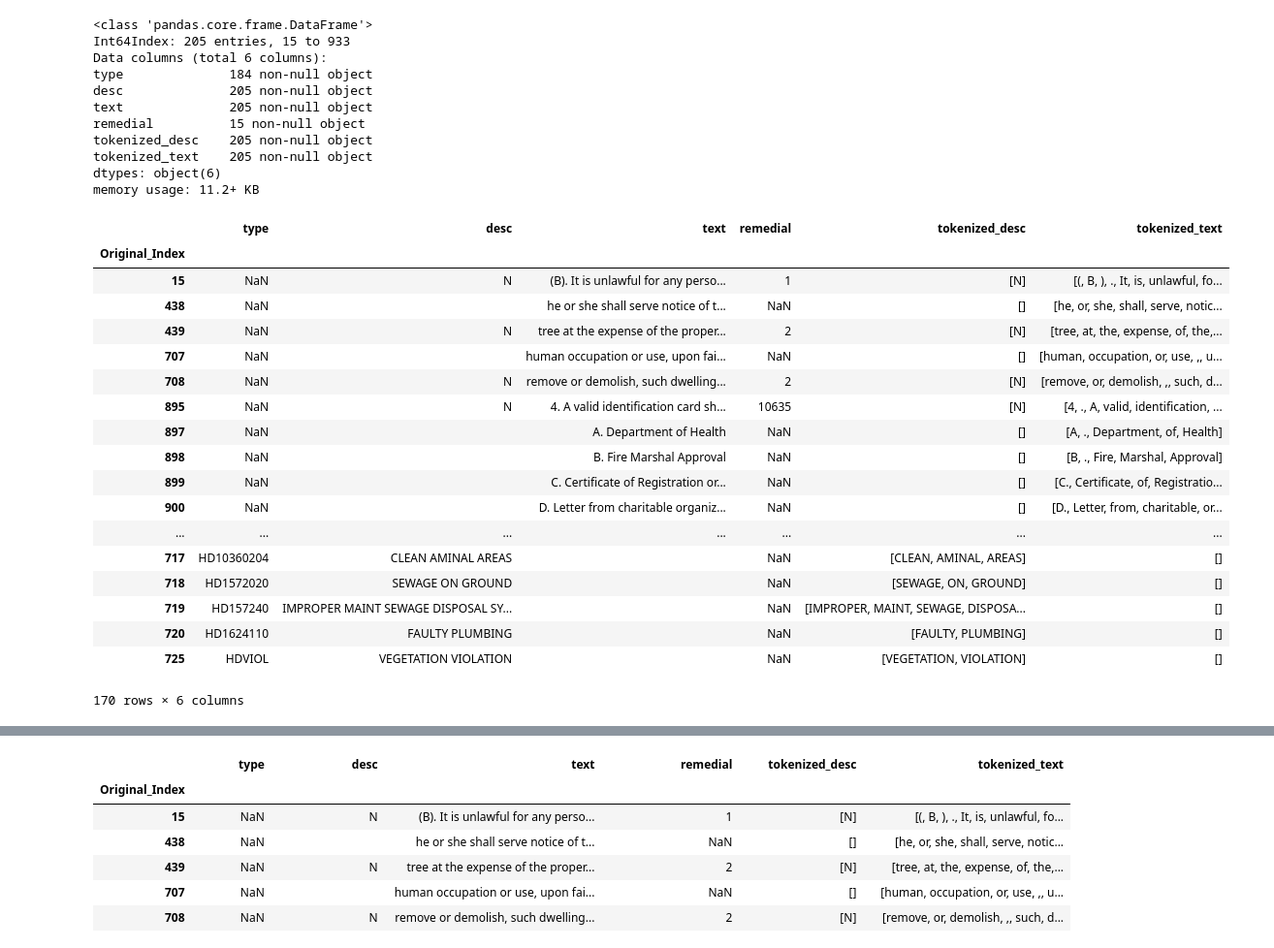
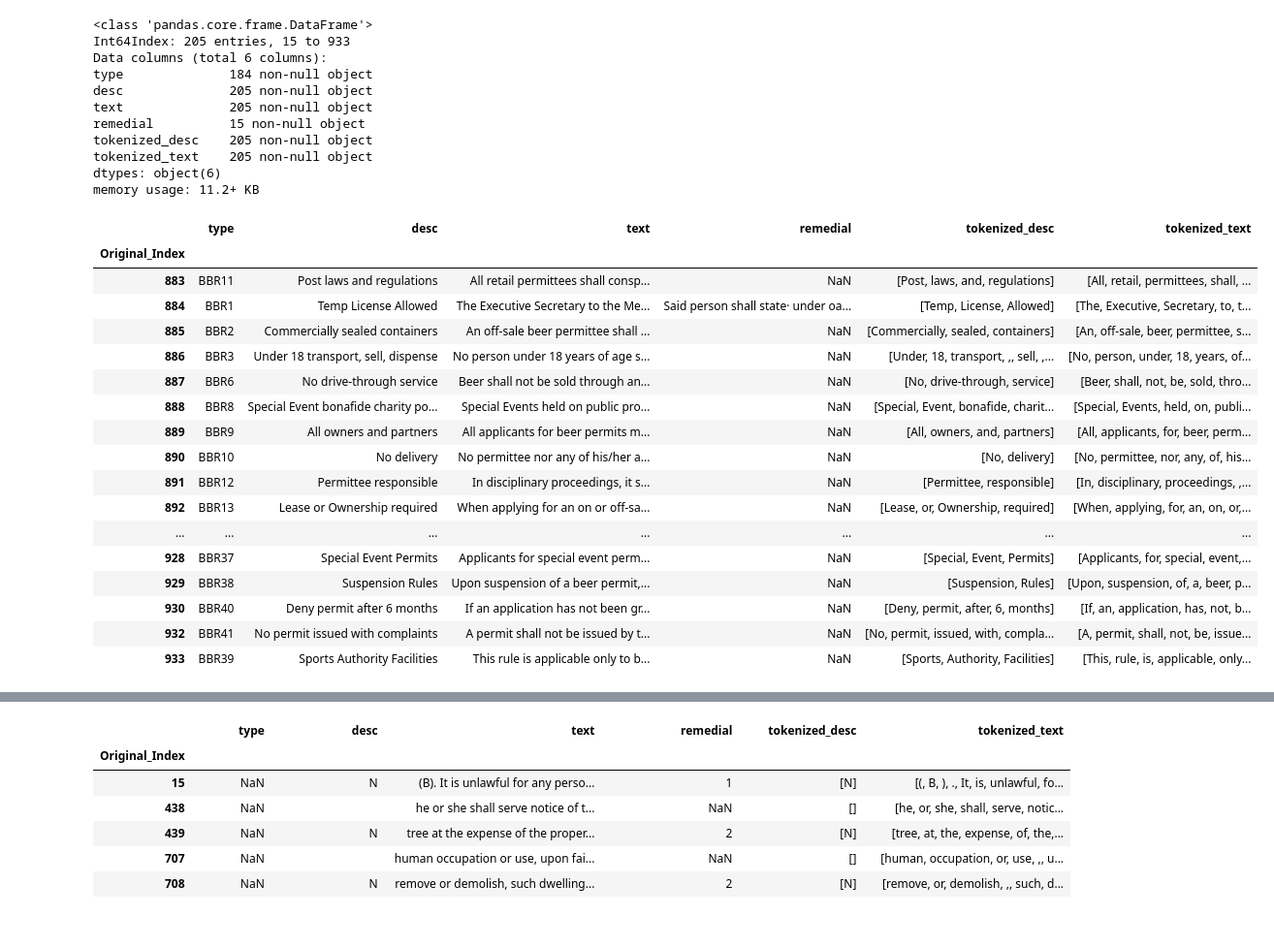
Before and after one commit to DEREJEGETU/data-question-2, a Jupyter notebook: notebooks/Mahesh.ipynb, the cells around one changed output, grey strips where cells are left out. Shown: that part at 97% size. Drawn from its saved outputs; the diff is of its cells as text; code cells hidden in the pictures.

Commit message:
Finished establishing categories for entries in MCL and remainder. Added comments and markdown at end with summary of categories and respective keywords.

```diff
--- a/notebooks/Mahesh.ipynb
+++ b/notebooks/Mahesh.ipynb
@@ -373,26 +374,28 @@ tokenized_text    205 non-null object
 dtypes: object(6)
 memory usage: 11.2+ KB
 # %%
+#Groups in remainder can be grouped by type column. Subset remainder based on first two letters of type column.
+#BB appears to be similar to MCL_MCL. Append remainder_BB to MCL_MCL, then add to the list of search terms.
 remainder_BB = master_remainder[master_remainder.type.str.match(r"BB*", na = False)]
-remainder_noBB = master_remainder.drop(master_remainder[master_remainder.type.str.match(r"BB*", na = False)].index)
-remainder_noBB
+remainder_BB
+#remainder_noBB = master_remainder.drop(master_remainder[master_remainder.type.str.match(r"BB*", na = False)].index)
+#remainder_noBB
 # %% [output]
 |  | type | desc | text | remedial | tokenized_desc | tokenized_text |
 | Original_Index |  |  |  |  |  |  |
-| 15 | NaN | N | (B). It is unlawful for any perso... | 1 | [N] | [(, B, ), ., It, is, unlawful, fo... |
-| 438 | NaN |  | he or she shall serve notice of t... | NaN | [] | [he, or, she, shall, serve, notic... |
-| 439 | NaN | N | tree at the expense of the proper... | 2 | [N] | [tree, at, the, expense, of, the,... |
-| 707 | NaN |  | human occupation or use, upon fai... | NaN | [] | [human, occupation, or, use, ,, u... |
-| 708 | NaN | N | remove or demolish, such dwelling... | 2 | [N] | [remove, or, demolish, ,, such, d... |
-| 895 | NaN | N | 4. A valid identification card sh... | 10635 | [N] | [4, ., A, valid, identification, ... |
-| 897 | NaN |  | A. Department of Health | NaN | [] | [A, ., Department, of, Health] |
-| 898 | NaN |  | B. Fire Marshal Approval | NaN | [] | [B, ., Fire, Marshal, Approval] |
-| 899 | NaN |  | C. Certificate of Registration or... | NaN | [] | [C., Certificate, of, Registratio... |
-| 900 | NaN |  | D. Letter from charitable organiz... | NaN | [] | [D., Letter, from, charitable, or... |
+| 883 | BBR11 | Post laws and regulations | All retail permittees shall consp... | NaN | [Post, laws, and, regulations] | [All, retail, permittees, shall, ... |
+| 884 | BBR1 | Temp License Allowed | The Executive Secretary to the Me... | Said person shall state· under oa... | [Temp, License, Allowed] | [The, Executive, Secretary, to, t... |
+| 885 | BBR2 | Commercially sealed containers | An off-sale beer permittee shall ... | NaN | [Commercially, sealed, containers] | [An, off-sale, beer, permittee, s... |
+| 886 | BBR3 | Under 18 transport, sell, dispense | No person under 18 years of age s... | NaN | [Under, 18, transport, ,, sell, ,... | [No, person, under, 18, years, of... |
+| 887 | BBR6 | No drive-through service | Beer shall not be sold through an... | NaN | [No, drive-through, service] | [Beer, shall, not, be, sold, thro... |
+| 888 | BBR8 | Special Event bonafide charity po... | Special Events held on public pro... | NaN | [Special, Event, bonafide, charit... | [Special, Events, held, on, publi... |
+| 889 | BBR9 | All owners and partners | All applicants for beer permits m... | NaN | [All, owners, and, partners] | [All, applicants, for, beer, perm... |
+| 890 | BBR10 | No delivery | No permittee nor any of his/her a... | NaN | [No, delivery] | [No, permittee, nor, any, of, his... |
+| 891 | BBR12 | Permittee responsible | In disciplinary proceedings, it s... | NaN | [Permittee, responsible] | [In, disciplinary, proceedings, ,... |
+| 892 | BBR13 | Lease or Ownership required | When applying for an on or off-sa... | NaN | [Lease, or, Ownership, required] | [When, applying, for, an, on, or,... |
 | ... | ... | ... | ... | ... | ... | ... |
-| 717 | HD10360204 | CLEAN AMINAL AREAS |  | NaN | [CLEAN, AMINAL, AREAS] | [] |
-| 718 | HD1572020 | SEWAGE ON GROUND |  | NaN | [SEWAGE, ON, GROUND] | [] |
-| 719 | HD157240 | IMPROPER MAINT SEWAGE DISPOSAL SY... |  | NaN | [IMPROPER, MAINT, SEWAGE, DISPOSA... | [] |
-| 720 | HD1624110 | FAULTY PLUMBING |  | NaN | [FAULTY, PLUMBING] | [] |
-| 725 | HDVIOL | VEGETATION VIOLATION |  | NaN | [VEGETATION, VIOLATION] | [] |
+| 928 | BBR37 | Special Event Permits | Applicants for special event perm... | NaN | [Special, Event, Permits] | [Applicants, for, special, event,... |
+| 929 | BBR38 | Suspension Rules | Upon suspension of a beer permit,... | NaN | [Suspension, Rules] | [Upon, suspension, of, a, beer, p... |
+| 930 | BBR40 | Deny permit after 6 months | If an application has not been gr... | NaN | [Deny, permit, after, 6, months] | [If, an, application, has, not, b... |
+| 932 | BBR41 | No permit issued with complaints | A permit shall not be issued by t... | NaN | [No, permit, issued, with, compla... | [A, permit, shall, not, be, issue... |
+| 933 | BBR39 | Sports Authority Facilities | This rule is applicable only to b... | NaN | [Sports, Authority, Facilities] | [This, rule, is, applicable, only... |
-170 rows × 6 columns
```
Also changed, not shown: parts of 50 cells of this notebook.
